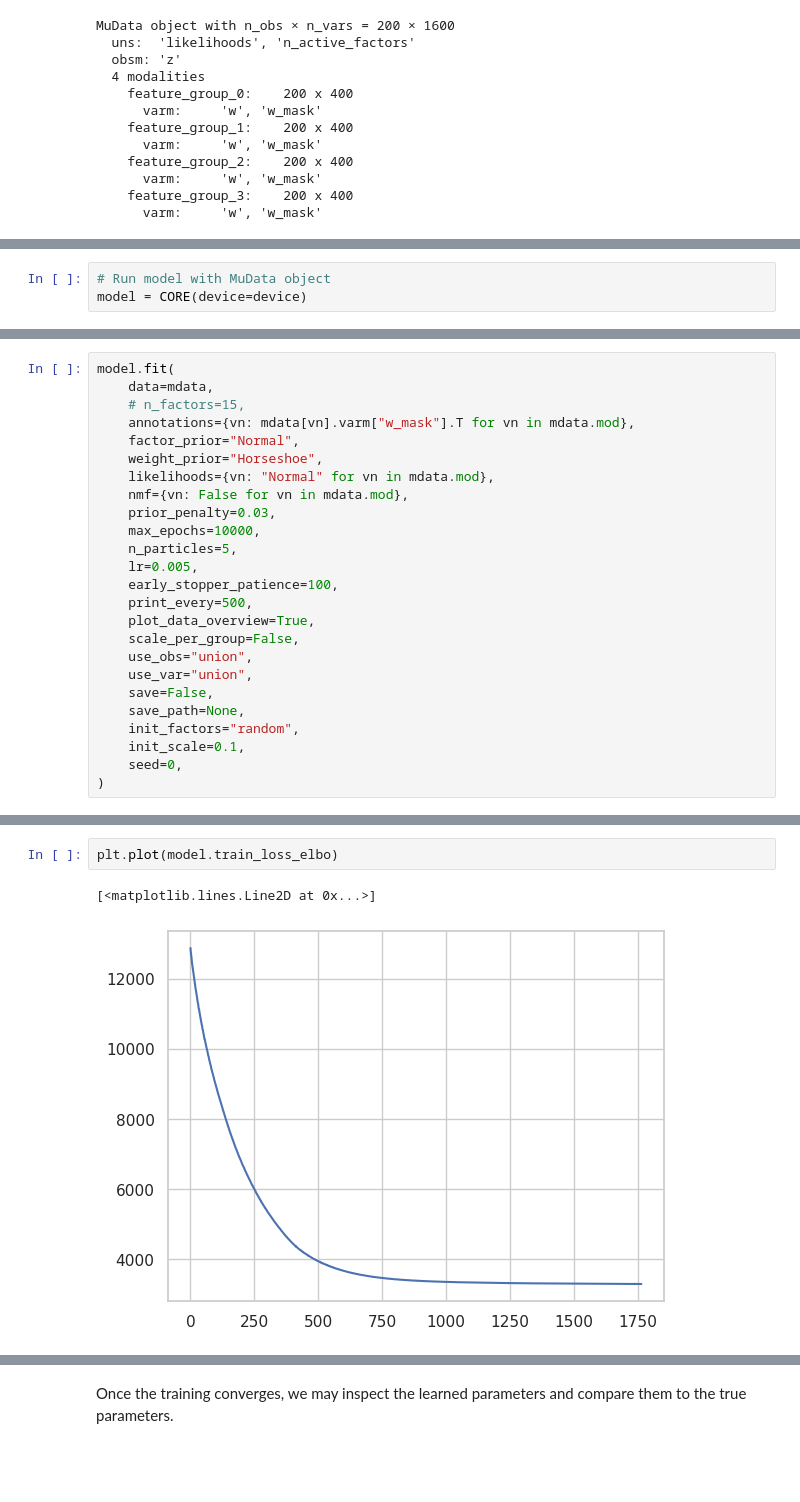
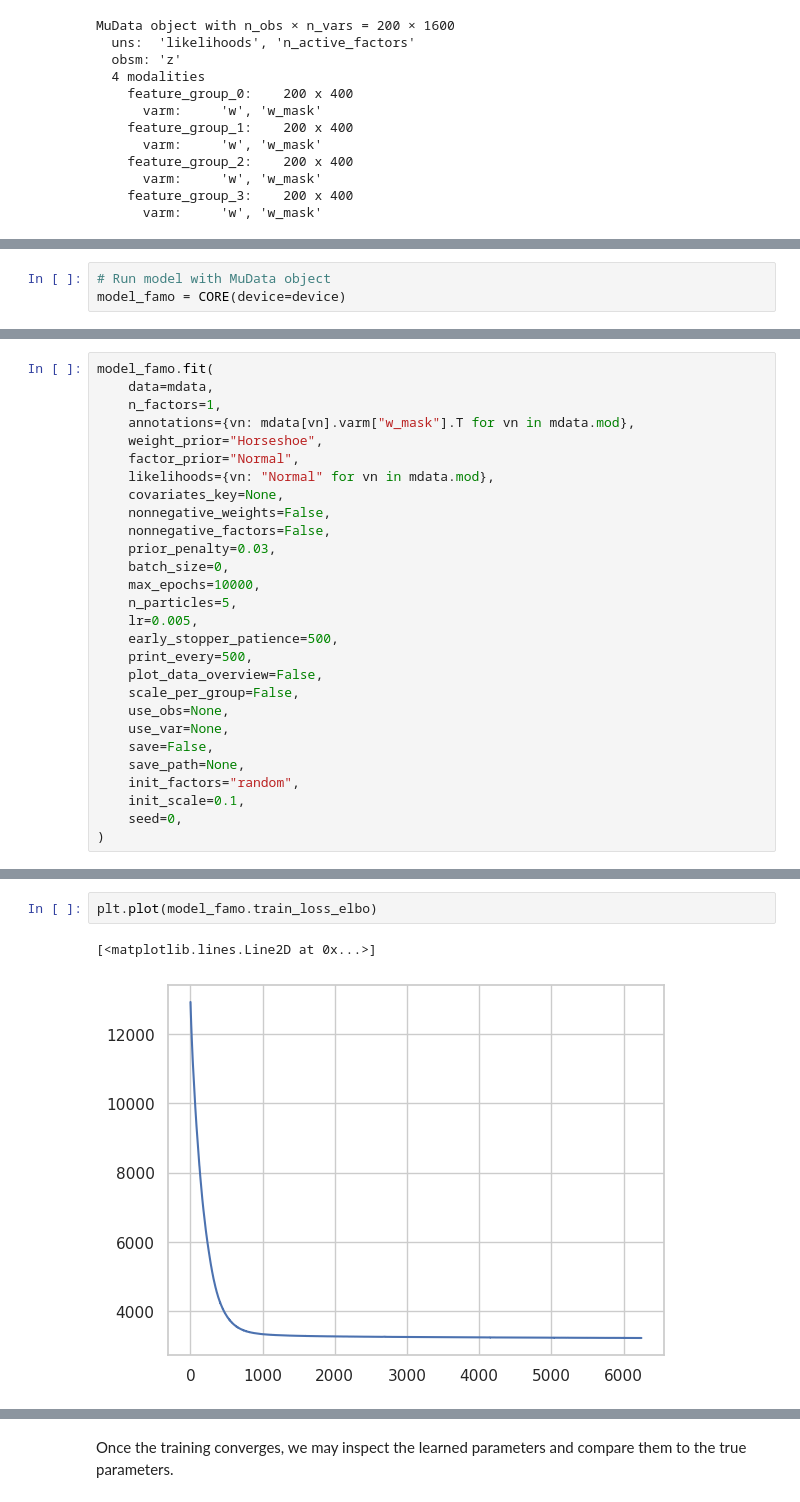
Before and after one commit to bioFAM/prismo, a Jupyter notebook: notebooks/muvi_experiments/1_basic_tutorial.ipynb, the cells around one changed output, grey strips where cells are left out. Drawn from its saved outputs; the diff is of its cells as text; blank space fills up the shorter version.

```diff
--- a/notebooks/muvi_experiments/1_basic_tutorial.ipynb
+++ b/notebooks/muvi_experiments/1_basic_tutorial.ipynb
@@ -189,6 +182,6 @@ import torch
 from famo.core import CORE
 # %%
 # Run model with MuData object
-model = CORE(device=device)
+model_famo = CORE(device=device)
 # %% [output]
 Setting up device...
@@ -196,22 +189,25 @@ Setting up device...
 # %%
-model.fit(
+model_famo.fit(
     data=mdata,
-    # n_factors=15,
+    n_factors=1,
     annotations={vn: mdata[vn].varm["w_mask"].T for vn in mdata.mod},
+    weight_prior="Horseshoe",
     factor_prior="Normal",
-    weight_prior="Horseshoe",
     likelihoods={vn: "Normal" for vn in mdata.mod},
-    nmf={vn: False for vn in mdata.mod},
+    covariates_key=None,
+    nonnegative_weights=False,
+    nonnegative_factors=False,
     prior_penalty=0.03,
+    batch_size=0,
     max_epochs=10000,
     n_particles=5,
     lr=0.005,
-    early_stopper_patience=100,
+    early_stopper_patience=500,
     print_every=500,
-    plot_data_overview=True,
+    plot_data_overview=False,
     scale_per_group=False,
-    use_obs="union",
-    use_var="union",
+    use_obs=None,
+    use_var=None,
     save=False,
     save_path=None,
     init_factors="random",
@@ -244,5 +235,5 @@ Training finished after 1764 steps.
 # %%
-plt.plot(model.train_loss_elbo)
+plt.plot(model_famo.train_loss_elbo)
 # %% [output]
 [<matplotlib.lines.Line2D at 0x...>]
-[figure, old version]
+[figure, new version]
```
Also changed, not shown: parts of 34 cells of this notebook, 1 other file.
